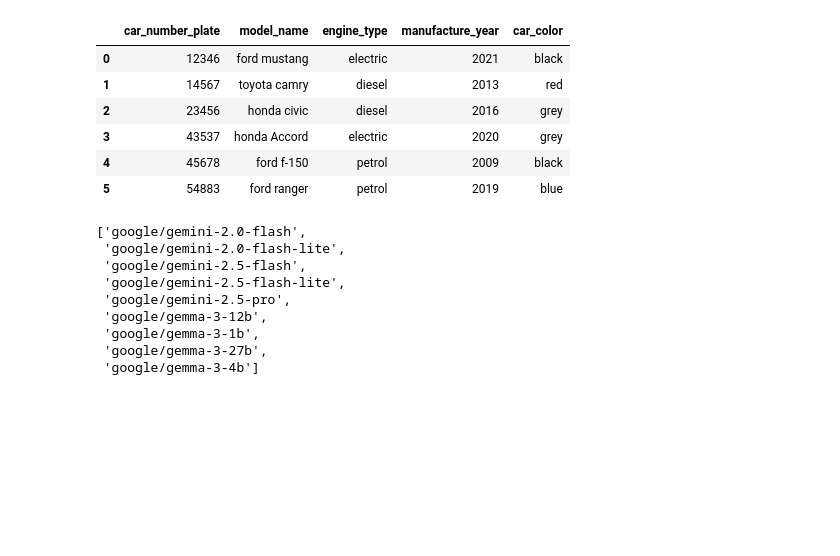
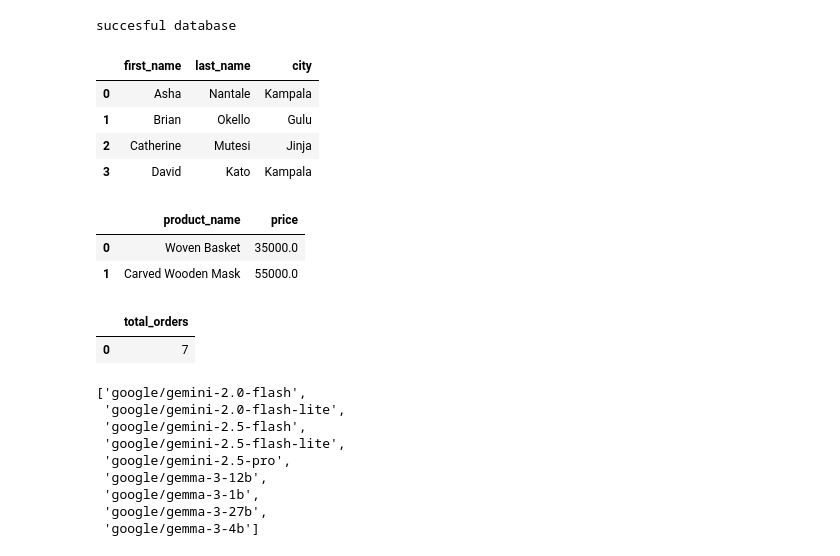
Before and after one commit to ChrisMuganzi/drogo, a Jupyter notebook: notebooks/Getting_started_with_google_colab_ai.ipynb, the cells around one changed output. Saved outputs shown, nothing was run; the diff lists cells and outputs as text; code cells hidden in the pictures; blank space fills up the shorter version.

```diff
--- a/notebooks/Getting_started_with_google_colab_ai.ipynb
+++ b/notebooks/Getting_started_with_google_colab_ai.ipynb
@@ -38,18 +77,38 @@ conn.commit()
 # %%
 def run_query(query):
-  return pd.read_sql_query(query, conn)
-
-  print ("Data base successful.")
+  return pd.read_sql_query(query,conn)
+print (f"succesful database")
+# %% [output]
+succesful database
-# %%
-query1 = """
-SELECT* FROM car_parking;
-"""
-run_query(query1)
-# %% [output]
-|  | car_number_plate | model_name | engine_type | manufacture_year | car_color |
-| 0 | 12346 | ford mustang | electric | 2021 | black |
-| 1 | 14567 | toyota camry | diesel | 2013 | red |
-| 2 | 23456 | honda civic | diesel | 2016 | grey |
-| 3 | 43537 | honda Accord | electric | 2020 | grey |
-| 4 | 45678 | ford f-150 | petrol | 2009 | black |
-| 5 | 54883 | ford ranger | petrol | 2019 | blue |
+# %%
+#query to retrieve all names and cities
+query1="""
+SELECT first_name, last_name, city
+FROM customers"""
+run_query(query1)
+# %% [output]
+|  | first_name | last_name | city |
+| 0 | Asha | Nantale | Kampala |
+| 1 | Brian | Okello | Gulu |
+| 2 | Catherine | Mutesi | Jinja |
+| 3 | David | Kato | Kampala |
+# %%
+#query to return all products with a price greater than 30,000
+query2="""
+SELECT product_name, price
+FROM products
+WHERE price > 30000"""
+run_query(query2)
+# %% [output]
+|  | product_name | price |
+| 0 | Woven Basket | 35000.0 |
+| 1 | Carved Wooden Mask | 55000.0 |
+# %%
+#total number of orders placed
+query3="""
+SELECT COUNT(order_id) AS total_orders
+FROM orders"""
+run_query(query3)
+# %% [output]
+|  | total_orders |
+| 0 | 7 |
```
Also changed, not shown: parts of 4 cells of this notebook.
